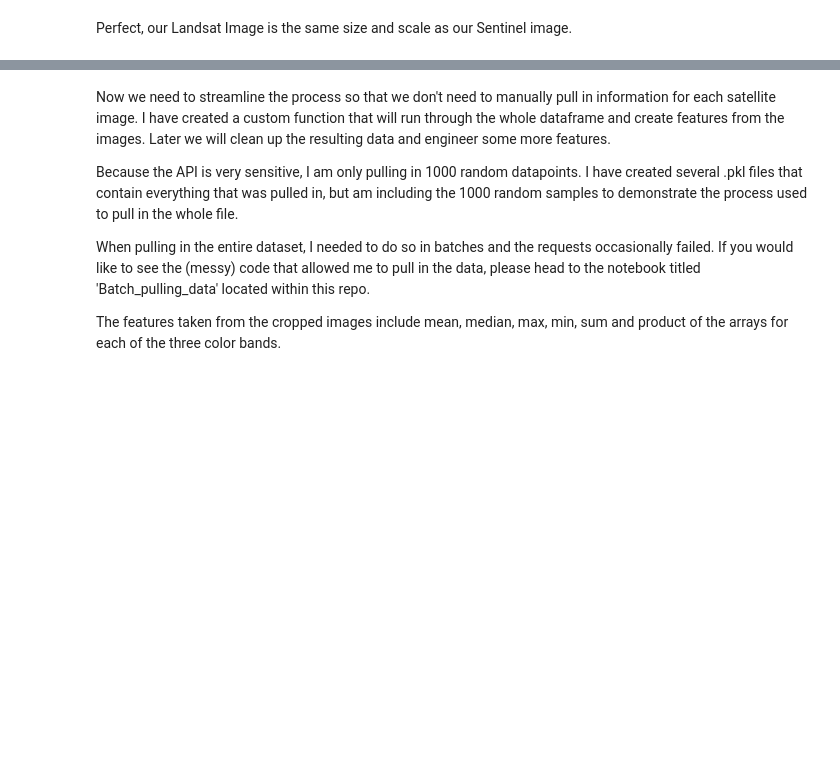
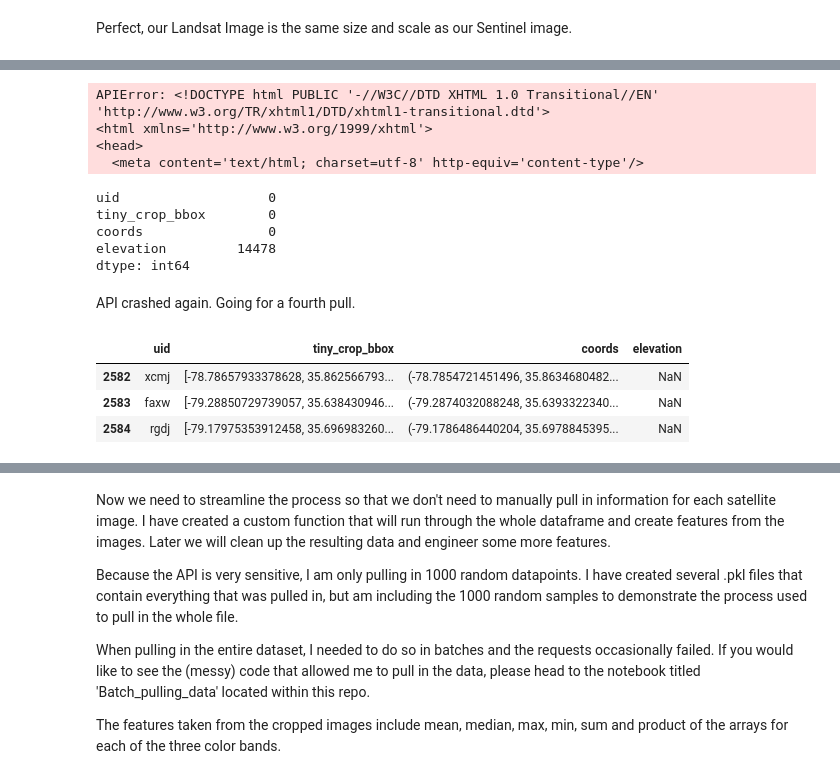
Before and after one commit to mduncan23/Predicting-Harmful-Algal-Blooms, a Jupyter notebook: troubleshoot.ipynb, the cells around one changed output, grey strips where cells are left out. Saved outputs shown, nothing was run; the diff lists cells and outputs as text; code cells hidden in the pictures; blank space fills up the shorter version.

```diff
--- a/troubleshoot.ipynb
+++ b/troubleshoot.ipynb
@@ -1361,0 +1578,54 @@ Perfect, our Landsat Image is the same size and scale as our Sentinel image.
+# %%
+for index in range(len(third_elev_pull)):
+    catalog = Client.open(
+    "https://planetarycomputer.microsoft.com/api/stac/v1", modifier=pc.sign_inplace
+)
+
+    row = third_elev_pull.iloc[index]
+
+    search = catalog.search(
+    collections=["cop-dem-glo-30"],
+    intersects={"type": "Point", "coordinates": row.coords},
+    )
+    items = list(search.get_items())
+
+
+
+    (minx, miny, maxx, maxy) = row.tiny_crop_bbox
+
+    signed_asset = pc.sign(items[0].assets["data"])
+    data = (
+        rioxarray.open_rasterio(signed_asset.href).rio.clip_box(
+            minx=minx,
+            miny=miny,
+            maxx=maxx,
+            maxy=maxy,
+            crs="EPSG:4326",
+        )
+        )
+
+    elev_train['elevation'].loc[row.name] = data.to_numpy().mean()
+# %% [output]
+APIError: <!DOCTYPE html PUBLIC '-//W3C//DTD XHTML 1.0 Transitional//EN' 'http://www.w3.org/TR/xhtml1/DTD/xhtml1-transitional.dtd'>
+<html xmlns='http://www.w3.org/1999/xhtml'>
+<head>
+  <meta content='text/html; charset=utf-8' http-equiv='content-type'/>
+# %%
+elev_train.isna().sum()
+# %% [output]
+uid                   0
+tiny_crop_bbox        0
+coords                0
+elevation         14478
+dtype: int64
+# %% [markdown]
+API crashed again. Going for a fourth pull.
+# %%
+fourth_elev_pull = elev_train[elev_train['elevation'].isnull()]
+# %%
+fourth_elev_pull.head(3)
+# %% [output]
+|  | uid | tiny_crop_bbox | coords | elevation |
+| 2582 | xcmj | [-78.78657933378628, 35.862566793... | (-78.7854721451496, 35.8634680482... | NaN |
+| 2583 | faxw | [-79.28850729739057, 35.638430946... | (-79.2874032088248, 35.6393322340... | NaN |
+| 2584 | rgdj | [-79.17975353912458, 35.696983260... | (-79.1786486440204, 35.6978845395... | NaN |
```
Also changed, not shown: parts of 52 cells of this notebook, 1 other file.
